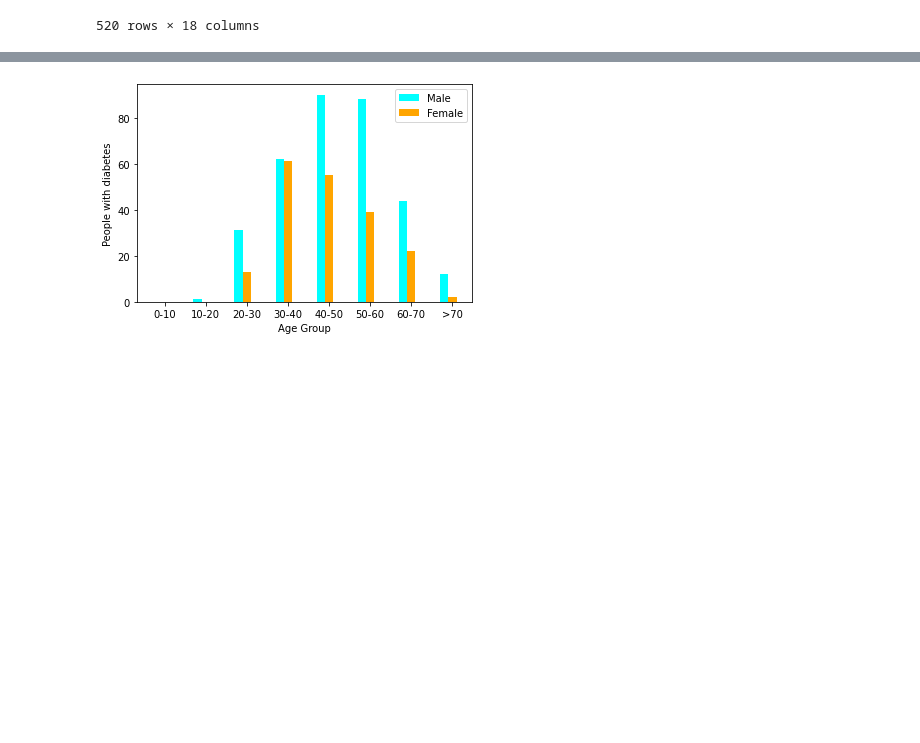
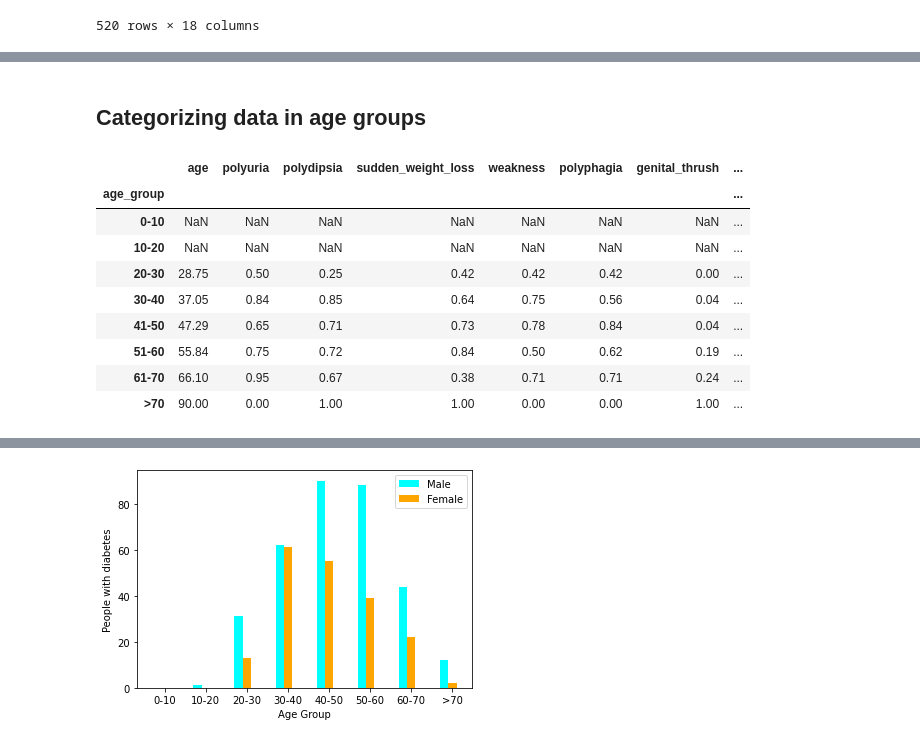
Before and after one commit to talhashaikh5/diabetes-analysis, a Jupyter notebook: diabetes.ipynb, the cells around one changed output, grey strips where cells are left out. Cells and saved outputs as stored; diff of their text form; code cells hidden in the pictures; blank space fills up the shorter version.

```diff
--- a/diabetes.ipynb
+++ b/diabetes.ipynb
@@ -83,0 +136,2 @@ female_df = df[(df["gender"] == "Female") & (df["class"] == 1)].sort_values("age
+# %% [markdown]
+## Categorizing data in age groups
@@ -83,0 +141,13 @@ female_df = df[(df["gender"] == "Female") & (df["class"] == 1)].sort_values("age
+# %%
+female_df
+# %% [output]
+|  | age | polyuria | polydipsia | sudden_weight_loss | weakness | polyphagia | genital_thrush | ... |
+| age_group |  |  |  |  |  |  |  | ... |
+| 0-10 | NaN | NaN | NaN | NaN | NaN | NaN | NaN | ... |
+| 10-20 | NaN | NaN | NaN | NaN | NaN | NaN | NaN | ... |
+| 20-30 | 28.75 | 0.50 | 0.25 | 0.42 | 0.42 | 0.42 | 0.00 | ... |
+| 30-40 | 37.05 | 0.84 | 0.85 | 0.64 | 0.75 | 0.56 | 0.04 | ... |
+| 41-50 | 47.29 | 0.65 | 0.71 | 0.73 | 0.78 | 0.84 | 0.04 | ... |
+| 51-60 | 55.84 | 0.75 | 0.72 | 0.84 | 0.50 | 0.62 | 0.19 | ... |
+| 61-70 | 66.10 | 0.95 | 0.67 | 0.38 | 0.71 | 0.71 | 0.24 | ... |
+| >70 | 90.00 | 0.00 | 1.00 | 1.00 | 0.00 | 0.00 | 1.00 | ... |
```
Also changed, not shown: parts of 19 cells of this notebook.
